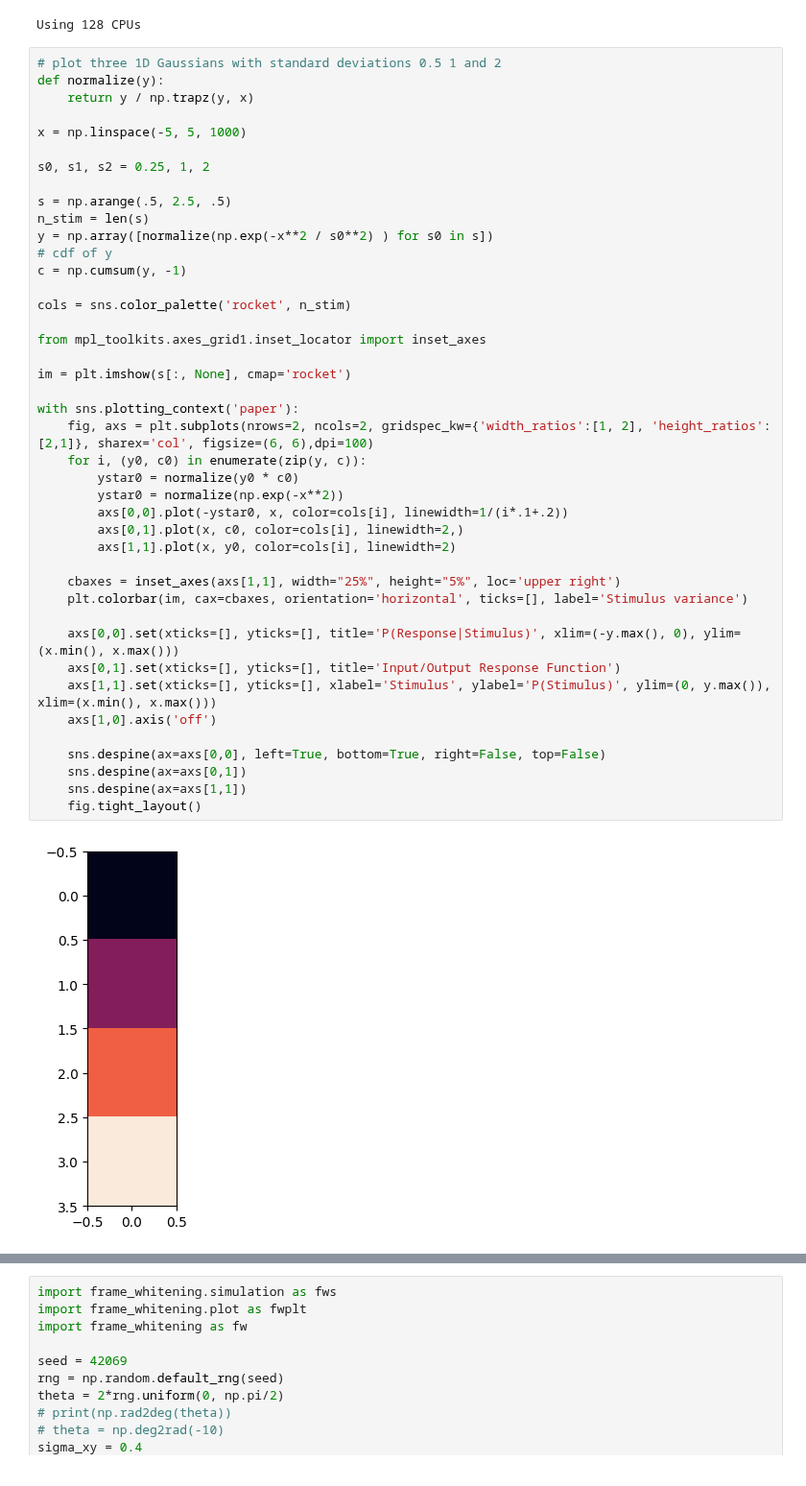
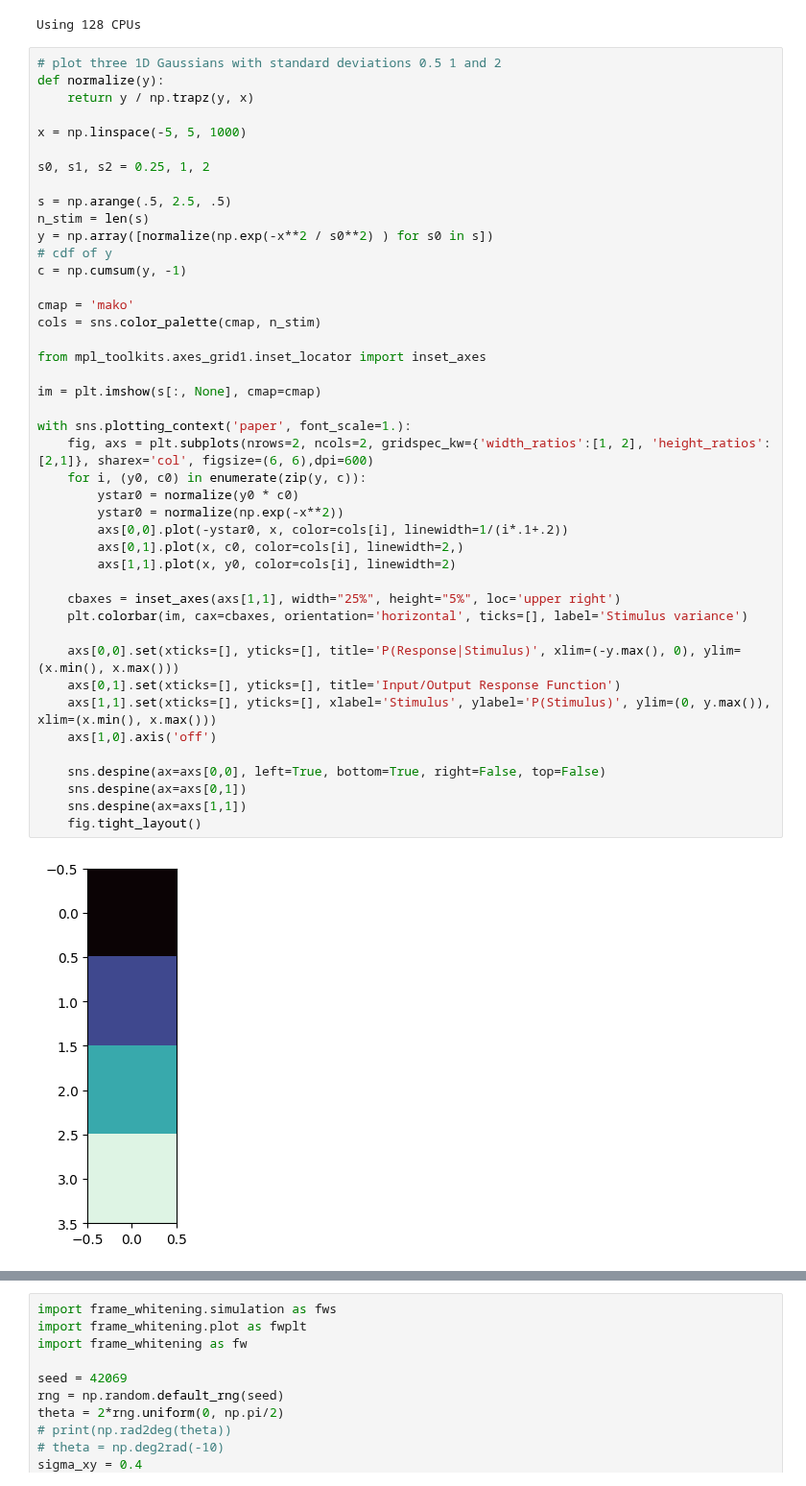
Before and after one commit to lyndond/frame_whitening, a Jupyter notebook: figures/cosyne_poster_figs.ipynb, the cells around one changed output, grey strips where cells are left out. Shown at 96% size. Drawn from its saved outputs; the diff is of its cells as text.

```diff
--- a/figures/cosyne_poster_figs.ipynb
+++ b/figures/cosyne_poster_figs.ipynb
@@ -20,35 +20,36 @@ s0, s1, s2 = 0.25, 1, 2
 s = np.arange(.5, 2.5, .5)
 n_stim = len(s)
 y = np.array([normalize(np.exp(-x**2 / s0**2) ) for s0 in s])
 # cdf of y
 c = np.cumsum(y, -1)
 
-cols = sns.color_palette('rocket', n_stim)
+cmap = 'mako'
+cols = sns.color_palette(cmap, n_stim)
 
 from mpl_toolkits.axes_grid1.inset_locator import inset_axes
 
-im = plt.imshow(s[:, None], cmap='rocket')
+im = plt.imshow(s[:, None], cmap=cmap)
 
-with sns.plotting_context('paper'):
-    fig, axs = plt.subplots(nrows=2, ncols=2, gridspec_kw={'width_ratios':[1, 2], 'height_ratios':[2,1]}, sharex='col', figsize=(6, 6),dpi=100)
+with sns.plotting_context('paper', font_scale=1.):
+    fig, axs = plt.subplots(nrows=2, ncols=2, gridspec_kw={'width_ratios':[1, 2], 'height_ratios':[2,1]}, sharex='col', figsize=(6, 6),dpi=600)
     for i, (y0, c0) in enumerate(zip(y, c)):
         ystar0 = normalize(y0 * c0)
         ystar0 = normalize(np.exp(-x**2))
         axs[0,0].plot(-ystar0, x, color=cols[i], linewidth=1/(i*.1+.2))
         axs[0,1].plot(x, c0, color=cols[i], linewidth=2,)
         axs[1,1].plot(x, y0, color=cols[i], linewidth=2)
 
     cbaxes = inset_axes(axs[1,1], width="25%", height="5%", loc='upper right')
     plt.colorbar(im, cax=cbaxes, orientation='horizontal', ticks=[], label='Stimulus variance')
 
     axs[0,0].set(xticks=[], yticks=[], title='P(Response|Stimulus)', xlim=(-y.max(), 0), ylim=(x.min(), x.max()))
     axs[0,1].set(xticks=[], yticks=[], title='Input/Output Response Function')
     axs[1,1].set(xticks=[], yticks=[], xlabel='Stimulus', ylabel='P(Stimulus)', ylim=(0, y.max()), xlim=(x.min(), x.max()))
     axs[1,0].axis('off')
 
     sns.despine(ax=axs[0,0], left=True, bottom=True, right=False, top=False)
     sns.despine(ax=axs[0,1])
     sns.despine(ax=axs[1,1])
     fig.tight_layout()
 # %% [output]
-[figure, old version]
+[figure, new version]
```
Also changed, not shown: parts of 3 cells of this notebook, 5 other files.
